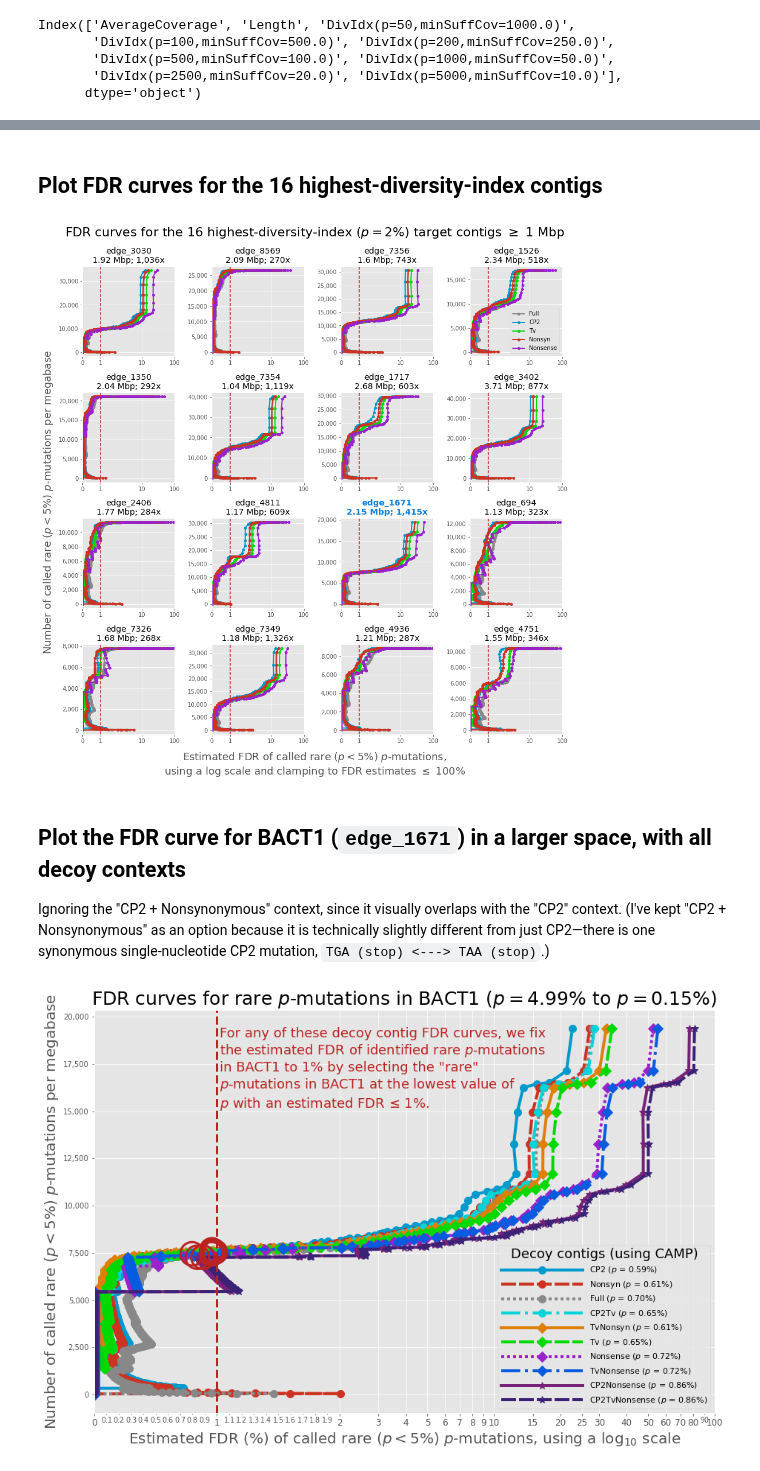
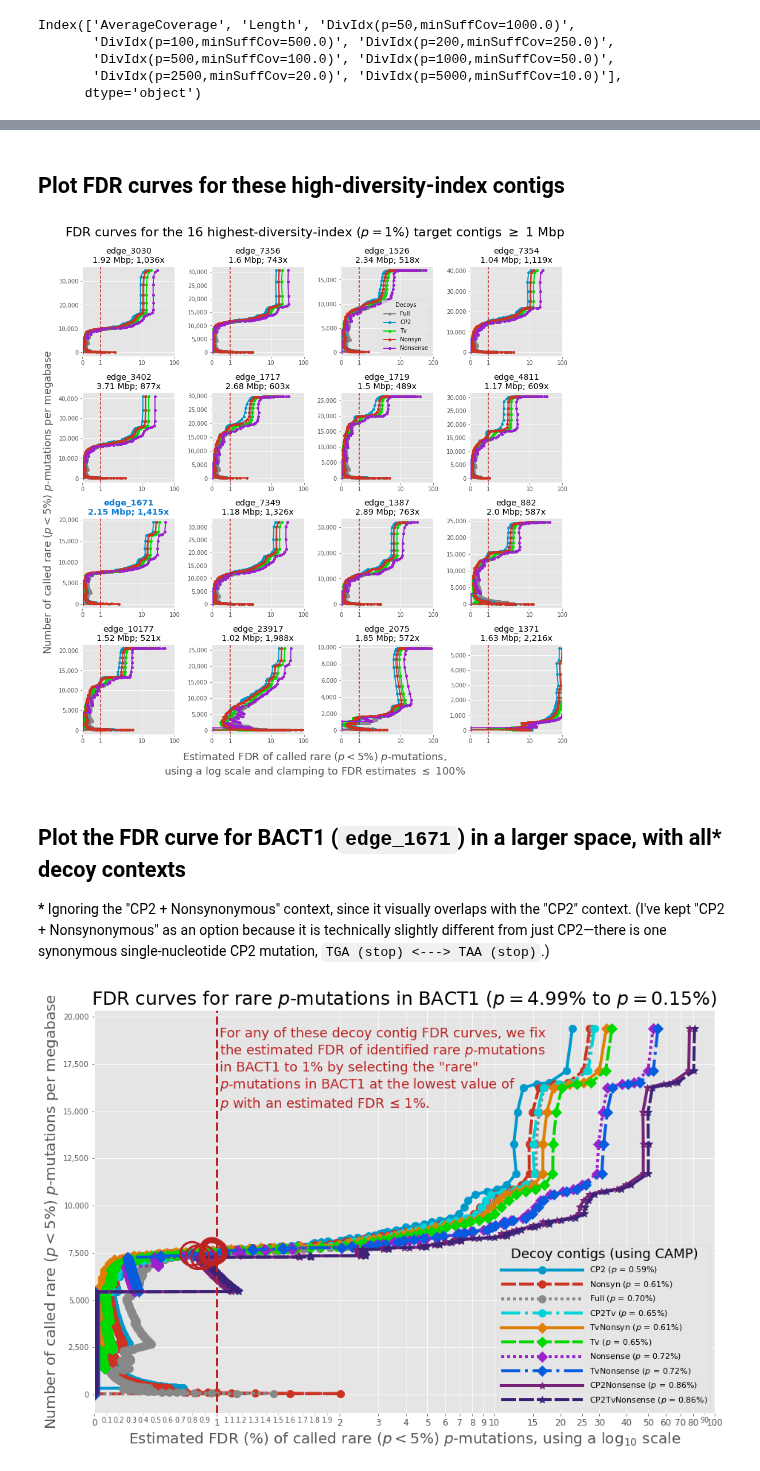
Before and after one commit to fedarko/strainFlye, a Jupyter notebook: docs/PlottingFDRCurves.ipynb, the cells around one changed output, grey strips where cells are left out. Saved outputs shown, nothing was run; the diff lists cells and outputs as text; code cells hidden in the pictures.

Commit message:
DOC: use 1% DI in FDR curve ntbk; clarify things

```diff
--- a/docs/PlottingFDRCurves.ipynb
+++ b/docs/PlottingFDRCurves.ipynb
@@ -64,7 +66,7 @@ Index(['AverageCoverage', 'Length', 'DivIdx(p=50,minSuffCov=1000.0)',
 di = pd.read_csv(
     "/Poppy/mfedarko/sftests/tutorial-output/call-p15/diversity-indices.tsv", sep="\t", index_col=0
 )
-di_sorted = di.sort_values(["DivIdx(p=200,minSuffCov=250.0)"], ascending=False)
+di_sorted = di.sort_values(["DivIdx(p=100,minSuffCov=500.0)"], ascending=False)
 di_sorted.head(16)
 # %% [output]
 |  | AverageCoverage | Length | DivIdx(p=50,minSuffCov=1000.0) | DivIdx(p=100,minSuffCov=500.0) | DivIdx(p=200,minSuffCov=250.0) | ... |
@@ -88,5 +90,5 @@ di_sorted.head(16)
 # %% [markdown]
-## Plot FDR curves for the 16 highest-diversity-index contigs
+## Plot FDR curves for these high-diversity-index contigs
 # %%
 num_plots_along_square_side = 4
 num_plots = num_plots_along_square_side ** 2
@@ -145,41 +147,42 @@ for ci, contig in enumerate(contigs_to_plot):
                 y.append(n)
 
         # only add labels for one of the plots, since otherwise matplotlib will populate the legend
         # with (# decoy contexts) * (# plots) labels.
-        if ci == 3:
+        if ci == 2:
             label = ctx
         else:
             label = None
         axes[row, col].plot(x, y, marker="o", lw=2, color=colormap[ctx], label=label, markersize=4)
 
     axes[row, col].axvline(x=1, linestyle="--", color="#b22")
     axes[row, col].set_xscale("symlog")
     axes[row, col].xaxis.set_major_formatter("{x:,.0f}")
     axes[row, col].yaxis.set_major_formatter("{x:,.0f}")
     axes[row, col].set_xlim(0, 100)
 
-axes[0, 3].legend()
+axes[0, 2].legend(title="Decoys")
 fig.text(
     0.06, 0.26, "Number of called rare ($p < 5\%$) $p$-mutations per megabase",
     fontsize=18, rotation="vertical", color="#555"
 )
 fig.text(
     0.5, 0.06,
     "Estimated FDR of called rare ($p < 5\%$) $p$-mutations,\nusing a log scale and clamping to FDR estimates $\leq$ 100%",
     fontsize=18, color="#555", ha="center"
 )
 fig.suptitle(
-    f"FDR curves for the {num_plots} highest-diversity-index ($p = 2\%$) target contigs $\geq$ 1 Mbp",
+    f"FDR curves for the {num_plots} highest-diversity-index ($p = 1\%$) target contigs $\geq$ 1 Mbp",
     fontsize=22,
     y=0.945
 )
 fig.set_size_inches(15, 15)
 # %% [output]
-[figure, old version]
+[figure, new version]
 # %% [markdown]
-## Plot the FDR curve for BACT1 (`edge_1671`) in a larger space, with all decoy contexts
+## Plot the FDR curve for BACT1 (`edge_1671`) in a larger space, with all\* decoy contexts
 
-Ignoring the "CP2 + Nonsynonymous" context, since it visually overlaps with the "CP2" context. (I've kept "CP2 + Nonsynonymous" as an option because it is technically slightly different from just CP2—there is one synonymous single-nucleotide CP2 mutation, `TGA (stop) <---> TAA (stop)`.)
+
+__\*__ Ignoring the "CP2 + Nonsynonymous" context, since it visually overlaps with the "CP2" context. (I've kept "CP2 + Nonsynonymous" as an option because it is technically slightly different from just CP2—there is one synonymous single-nucleotide CP2 mutation, `TGA (stop) <---> TAA (stop)`.)
 # %%
 fig, ax = pyplot.subplots()
 
```
Also changed, not shown: parts of 3 cells of this notebook.
